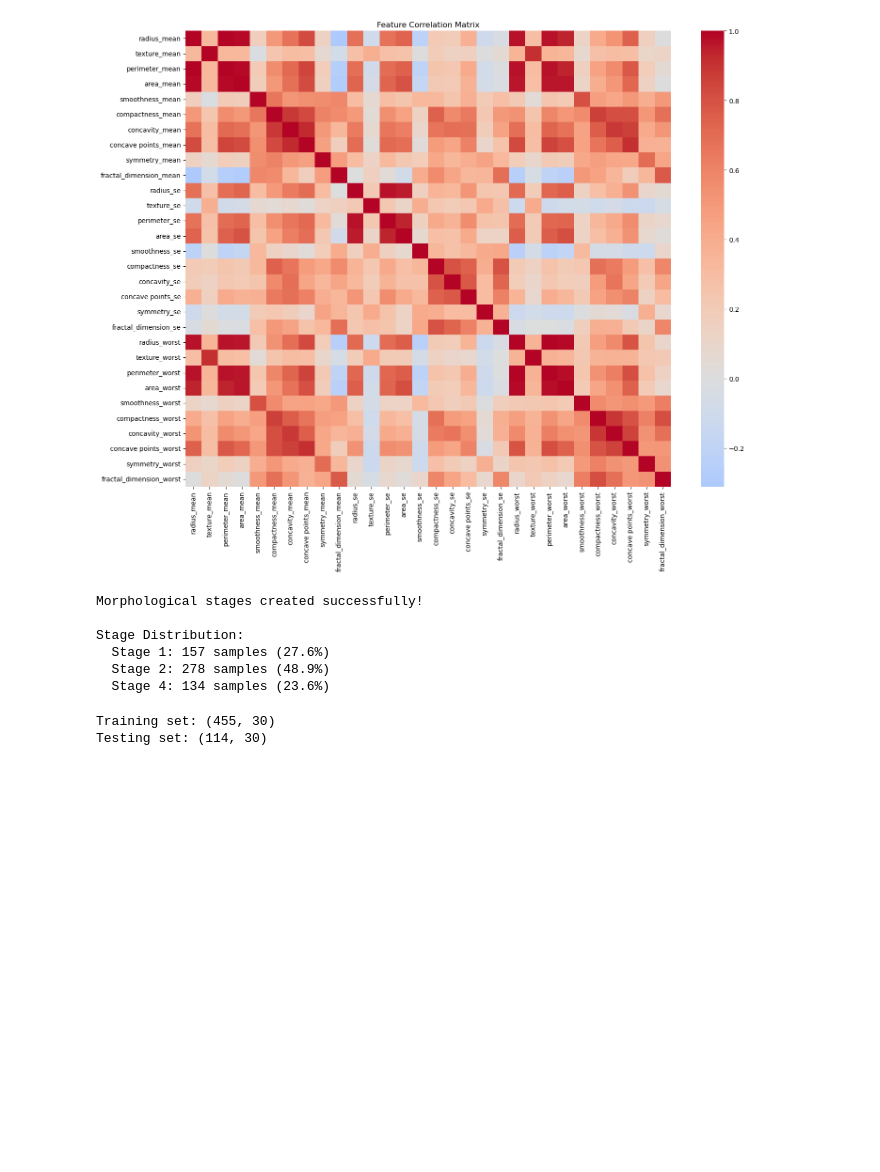
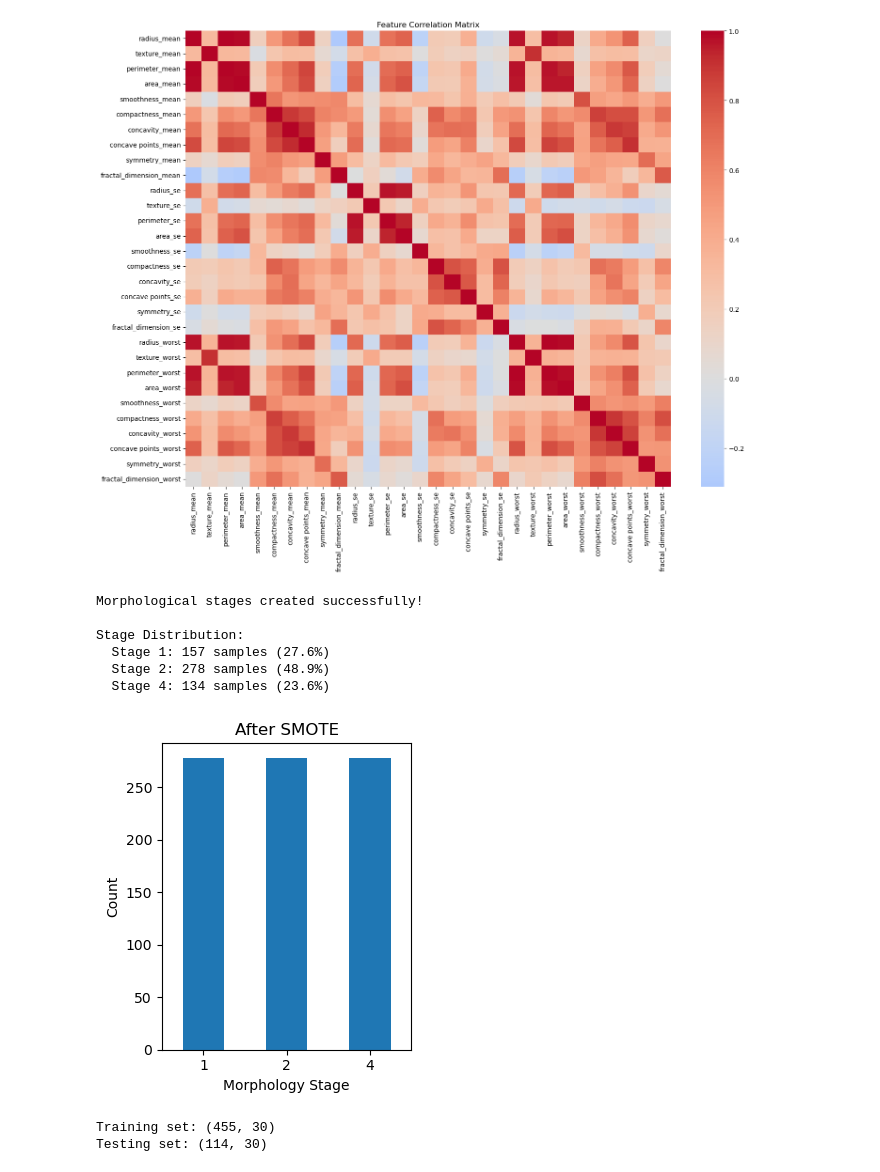
Before and after one commit to youssef060902/Algonomads_ML, a Jupyter notebook: Project.ipynb, the cells around one changed output. Drawn from its saved outputs; the diff is of its cells as text; code cells hidden in the pictures; blank space fills up the shorter version.

```diff
--- a/Project.ipynb
+++ b/Project.ipynb
@@ -201,16 +202,37 @@ Stage Distribution:
 # %%
 # Select features for the model
 from sklearn.calibration import LabelEncoder
 
 
 X2 = df_staged.drop([ 'diagnosis', 'morphology_stage', 'aggressiveness_score'],
                    axis=1, errors='ignore')
 y2 = df_staged['morphology_stage']
 
 
 # Convert stages to numbers
 le = LabelEncoder()
 y_encoded = le.fit_transform(y2)
+
+# Apply SMOTE
+smote = SMOTE(random_state=42)
+X_sm, y_sm = smote.fit_resample(X2, y_encoded)
+
+# Convert encoded classes back to original stage labels
+after_labels = pd.Series(le.inverse_transform(y_sm))
+
+# Plot AFTER SMOTE
+plt.figure(figsize=(6,4))
+plt.subplot(1, 2, 2)
+after_labels.value_counts().sort_index().plot(kind='bar')
+plt.title("After SMOTE")
+plt.xlabel("Morphology Stage")
+plt.ylabel("Count")
+plt.xticks(rotation=0)
+
+plt.tight_layout()
+plt.show()
+# %% [output]
+[figure, added]
 # %%
 # Split the data (80% training, 20% testing)
 X_train, X_test, y_train, y_test = train_test_split(
```
Also changed, not shown: parts of 20 cells of this notebook, 1 other file.
